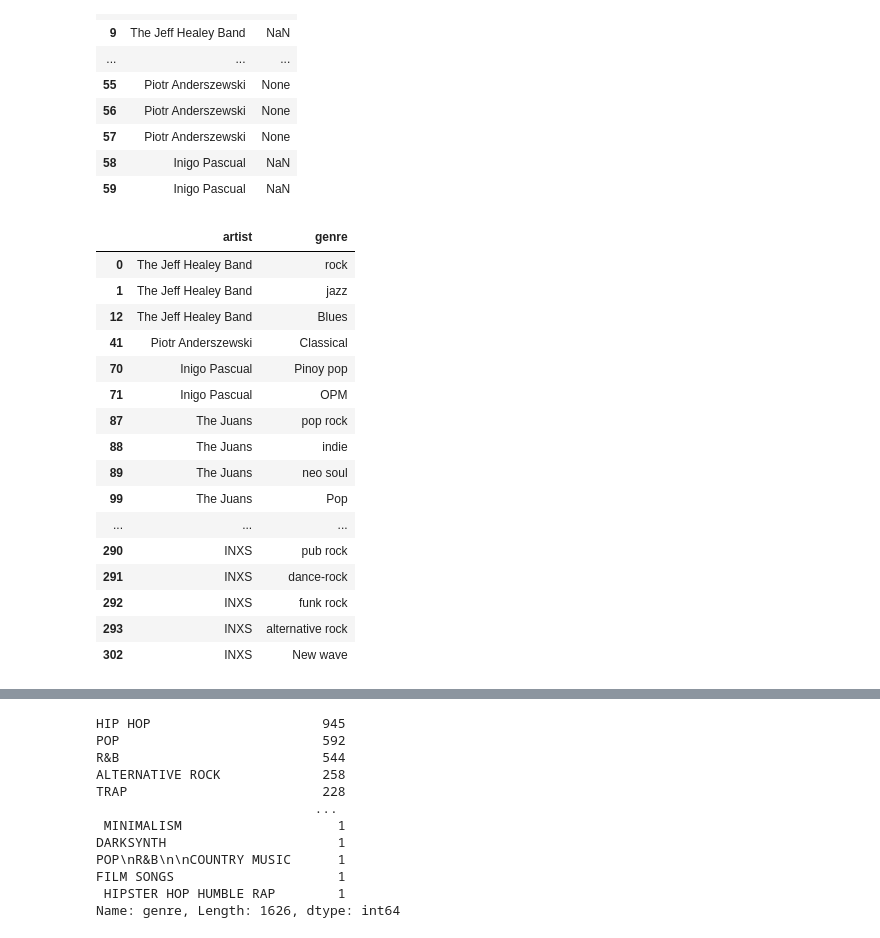
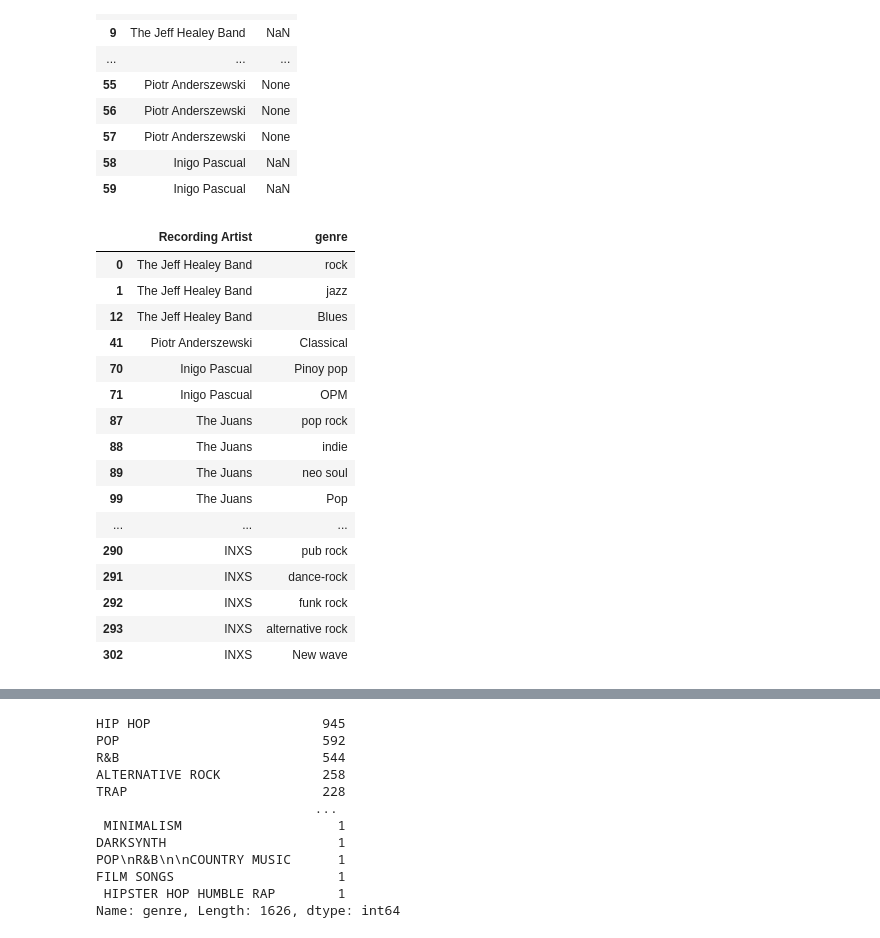
Before and after one commit to NSS-Data-Analytics-Cohort-6/mlc-project-pythons-on-a-plane, a Jupyter notebook: Notebooks/Genres_Notebook.ipynb, the cells around one changed output, grey strips where cells are left out. Cells and saved outputs as stored; diff of their text form; code cells hidden in the pictures.

```diff
--- a/Notebooks/Genres_Notebook.ipynb
+++ b/Notebooks/Genres_Notebook.ipynb
@@ -111,10 +111,10 @@ genres_melt.head(60)
 # %%
 genres_melt = genres_melt.dropna()
 # %%
-genres_melt.columns = ['artist', 'genre']
+genres_melt.columns = ['Recording Artist', 'genre']
 genres_melt.head(30)
 # %% [output]
-|  | artist | genre |
+|  | Recording Artist | genre |
 | 0 | The Jeff Healey Band | rock |
 | 1 | The Jeff Healey Band | jazz |
 | 12 | The Jeff Healey Band | Blues |
```
Also changed, not shown: parts of 11 cells of this notebook.
